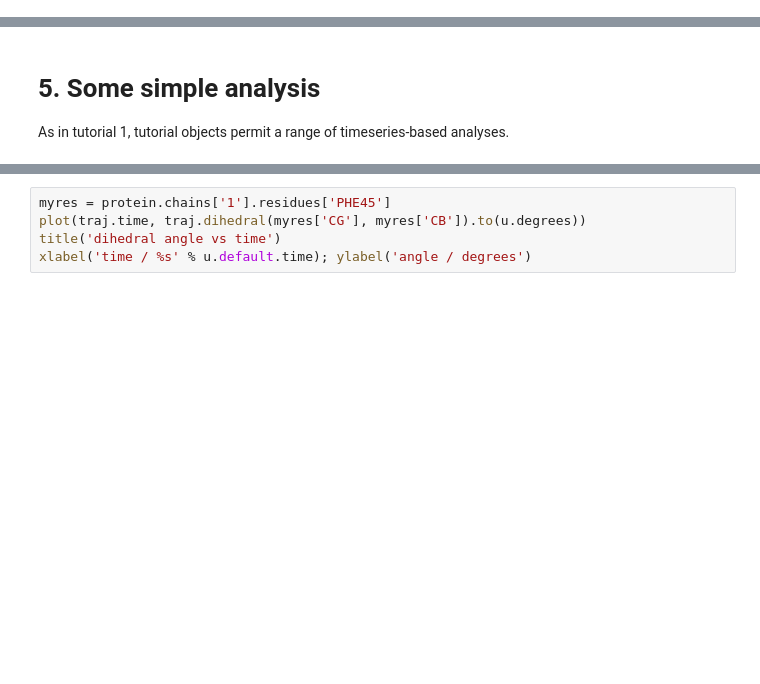
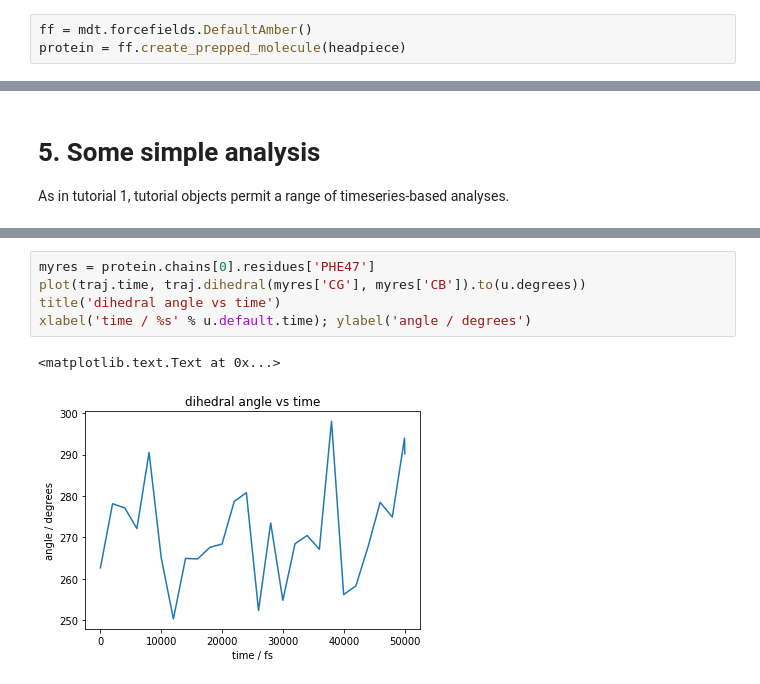
Before and after one commit to Autodesk/molecular-design-toolkit, a Jupyter notebook: moldesign/_notebooks/Tutorial 2. Biochemical basics.ipynb, the cells around one changed output, grey strips where cells are left out. Saved outputs shown, nothing was run; the diff lists cells and outputs as text; blank space fills up the shorter version.

Commit message:
Get tutorial 2 working
TODO:
 - deprecation error for mdt.assign_forcefield
 - view for forcefield assignment

```diff
--- a/moldesign/_notebooks/Tutorial 2. Biochemical basics.ipynb
+++ b/moldesign/_notebooks/Tutorial 2. Biochemical basics.ipynb
@@ -43,0 +68,3 @@ protein = mdt.assign_forcefield(headpiece)
+# %%
+ff = mdt.forcefields.DefaultAmber()
+protein = ff.create_prepped_molecule(headpiece)
@@ -69,8 +154,11 @@ xlabel('time / %s' % u.default.time); ylabel('energy / %s' % u.default.energy)
 # %%
-myres = protein.chains['1'].residues['PHE45']
+myres = protein.chains[0].residues['PHE47']
 plot(traj.time, traj.dihedral(myres['CG'], myres['CB']).to(u.degrees))
 title('dihedral angle vs time')
 xlabel('time / %s' % u.default.time); ylabel('angle / degrees')
+# %% [output]
+<matplotlib.text.Text at 0x...>
+[figure, added]
 # %%
 plot(traj.time, traj.distance(myres['CG'], myres['CB']))
 plt.title('bond length vs time')
```
Also changed, not shown: parts of 11 cells of this notebook, 1 other file.
